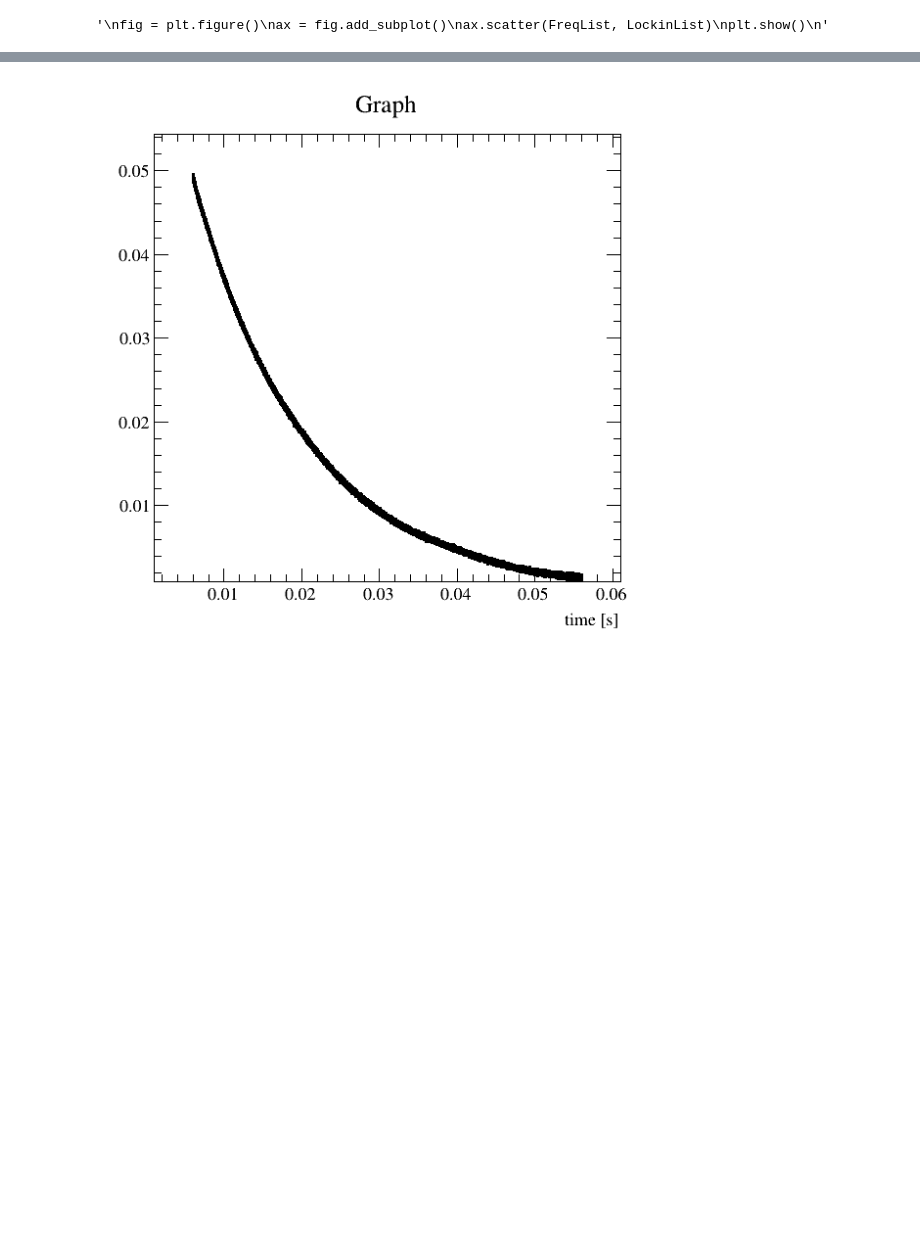
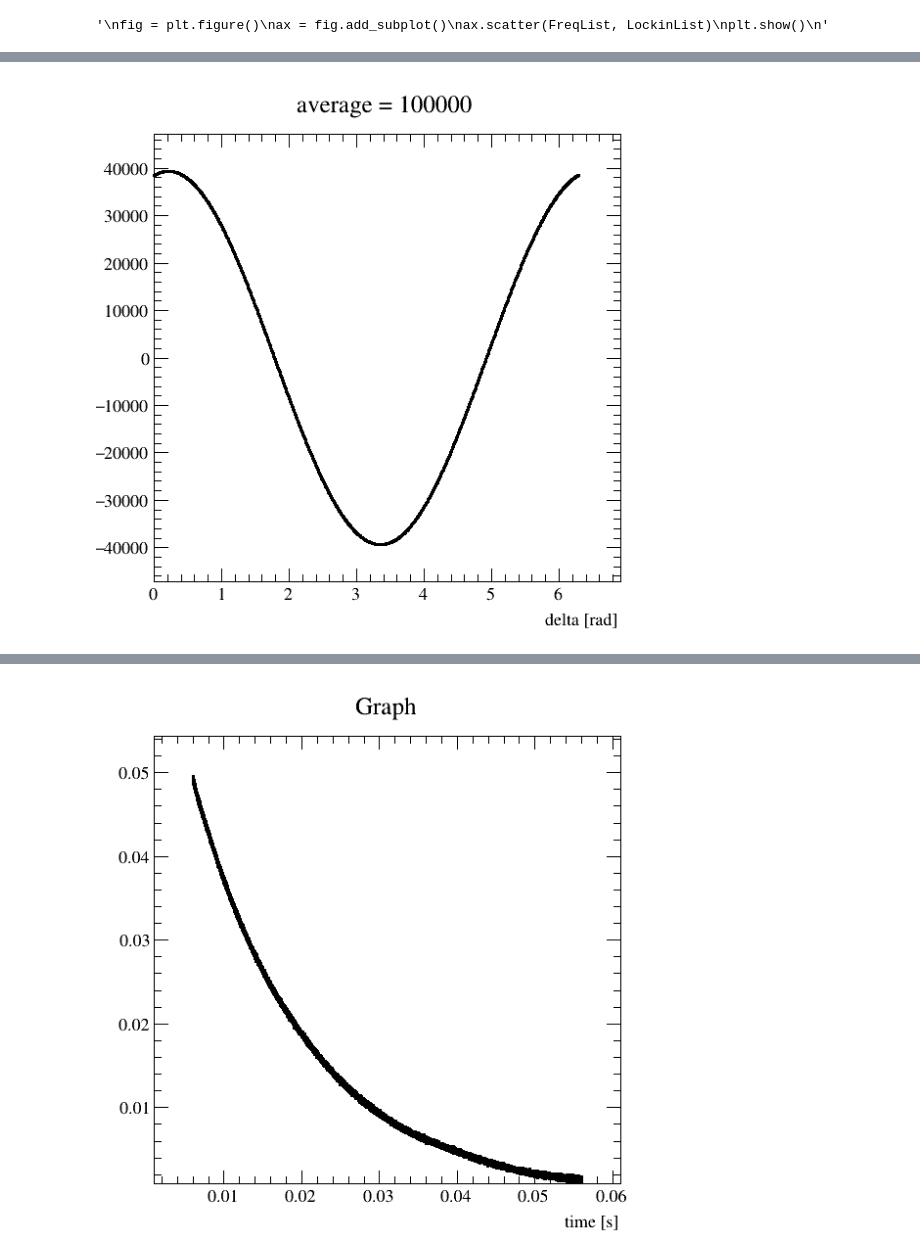
Before and after one commit to GakutaroNishimura/FIDNMR, a Jupyter notebook: FindFreqLockin.ipynb, the cells around one changed output, grey strips where cells are left out. Drawn from its saved outputs; the diff is of its cells as text; code cells hidden in the pictures; blank space fills up the shorter version.

```diff
--- a/FindFreqLockin.ipynb
+++ b/FindFreqLockin.ipynb
@@ -154,9 +161,10 @@ ax = fig.add_subplot(projection='3d')
 ax.scatter(FreqList, deltaList, LockinList)
 plt.show()
 # %%
-Naverage = 10000
+#Naverage = len(Time)
+Naverage = 100000
 
-FreqList, LockinList = FindFreqLockin(17000, 20000, 1, Naverage, Time, V_mean)
+FreqList, LockinList = FindFreqLockin(18000, 20000, 1, Naverage, Time, V_mean)
 """
 fig = plt.figure()
 ax = fig.add_subplot()
@@ -178,0 +206,15 @@ c1.Draw("same")
+# %%
+#Naverage = 100000
+DeltaList, LockinList = FindDeltaLockin(18955, 1000, Naverage, Time, V_mean)
+# %%
+c1 = ROOT.TCanvas("c1", "c1", 600, 600)
+gr = ROOT.TGraph(len(DeltaList), np.array(DeltaList), np.array(LockinList))
+gr.Draw("APL")
+gr.SetMarkerStyle(7)
+gr.SetMarkerSize(10)
+gr.SetTitle("average = %d"%Naverage)
+gr.GetXaxis().SetTitle("delta [rad]")
+#c1 = ROOT.gROOT.FindObject("c1")
+c1.Draw("same")
+#c1.Update()
+# %% [output]
@@ -178,0 +222 @@ c1.Draw("same")
+[figure, added]
```
Also changed, not shown: parts of 17 cells of this notebook, 2 other files.
